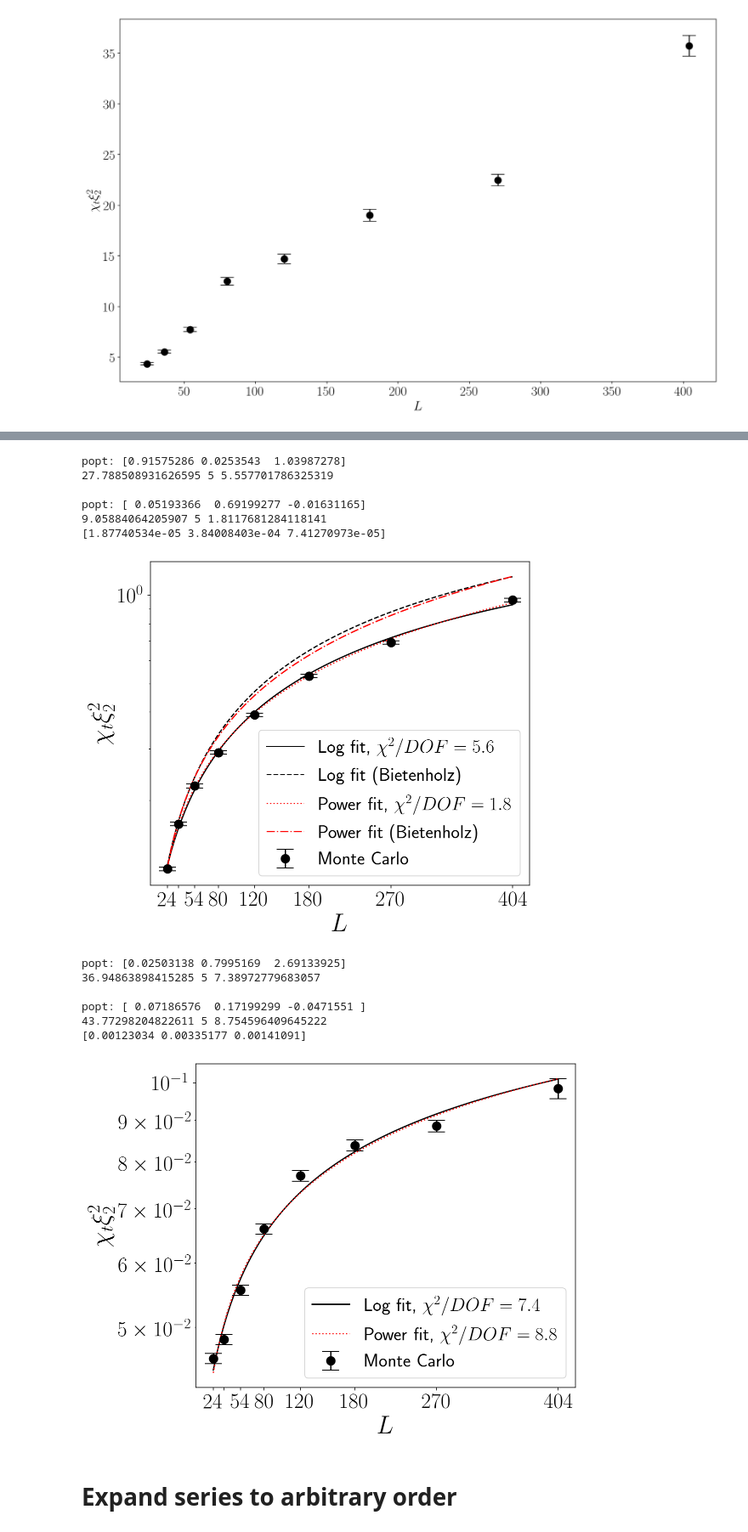
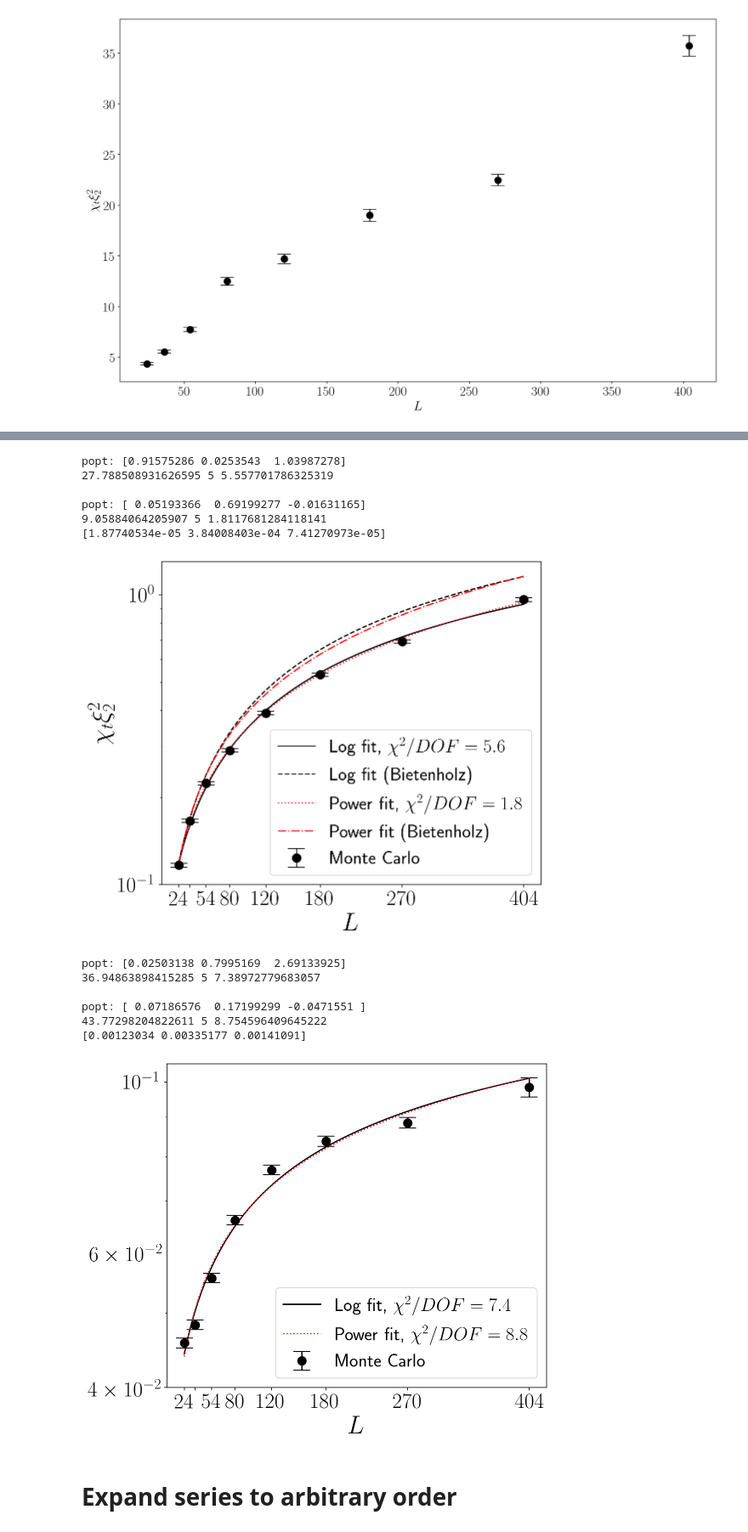
Before and after one commit to stuartthomas25/honors-thesis, a Jupyter notebook: code/gradient_flow.ipynb, the cells around one changed output, grey strips where cells are left out. Shown at 85% size. Saved outputs shown, nothing was run; the diff lists cells and outputs as text; code cells hidden in the pictures.

Commit message:
Adjust scale of figures

```diff
--- a/code/gradient_flow.ipynb
+++ b/code/gradient_flow.ipynb
@@ -32,11 +32,15 @@ from matplotlib import rc, rcParams
 rc('text',usetex=True) #related to latex for the labels
 rcParams['font.size'] = 20.0
 rcParams['axes.titlesize'] = 22.0
-rcParams['xtick.labelsize'] = 20.0
-rcParams['ytick.labelsize'] = 20.0
-rcParams['axes.labelsize'] = 20.0
+# rcParams['xtick.labelsize'] = 20.0
+# rcParams['ytick.labelsize'] = 20.0
+# rcParams['axes.labelsize'] = 20.0
 rcParams['legend.fontsize'] = 22.0
 rcParams["image.cmap"] = 'gist_rainbow'
+
+rcParams['axes.labelsize'] = 30.0
+rcParams['xtick.labelsize'] = 25.0
+rcParams['ytick.labelsize'] = 25.0
 # %%
 class Observable(object):
     def __init__(self,label,func,scale = 'linear'):
@@ -848,2 +851,0 @@ data = get_data('data_bugtest')
-# %%
-rcParams.keys()
@@ -945,7 +925,7 @@ plt.legend()
 plt.gca().set_xticks(Ls)
 plt.gca().set_xticklabels([f"${int(L)}$" if L>40 or L==24 else "" for L in Ls])
 plt.yscale('log')
-#plt.ylim((0.1,1.3))
+plt.ylim((0.1,None))
 
 
 
@@ -957,7 +937,7 @@ popt: [0.91575286 0.0253543  1.03987278]
 popt: [ 0.05193366  0.69199277 -0.01631165]
 9.05884064205907 5 1.8117681284118141
 [1.87740534e-05 3.84008403e-04 7.41270973e-05]
-[figure, old version]
+[figure, new version]
 # %%
 from scipy.optimize import curve_fit
 data = get_data("data5_fixed")
@@ -986,7 +966,7 @@ for i,p in bietenholz_params.iterrows():
     yerr[i] = (chi_t * xi2**2).sdev/np.sqrt(N)
 
 plt.errorbar(Ls, y, yerr=yerr, fmt='ko', capsize=10, ms=10, label=f"Monte Carlo")
-plt.ylabel(r"$\chi_t \xi_2^2$");
+#plt.ylabel(r"$\chi_t \xi_2^2$");
 #plt.xlabel(r"$\xi_2^2$")
 plt.xlabel(r"$L$")
 
@@ -1016,34 +996,35 @@ plt.plot(fit_L, fitlog(fit_xi2, *popt), 'k-', label=f"Log fit, \t$\\chi^2/DOF={c
 print()
 
 popt, pcov = curve_fit(fitpow, xi2s[:cap], y[:cap], p0=(1, 1, 0), sigma=yerr[:cap], absolute_sigma = True)
 yexp = fitpow(xi2s, *popt)
 r = y - yexp
 chisq = np.sum(((r/yerr)**2)[:cap])
 df = cap - 3
 print("popt:",popt)
 print(chisq,df,chisq/df)
 plt.plot(fit_L, fitpow(fit_xi2, *popt), color='red', ls=':', label=f"Power fit, \t$\\chi^2/DOF={chisq/df:.1f}$")
 
 
 
 plt.legend()
 
 plt.gca().set_xticks(Ls)
 plt.gca().set_xticklabels([f"${int(L)}$" if L>40 or L==24 else "" for L in Ls])
 plt.yscale('log')
+plt.gca().set_yticks([0.1, 0.04])
 #plt.ylim((0.1,1.3))
 
 
 
 print(np.diagonal(pcov))
 # %% [output]
 popt: [0.02503138 0.7995169  2.69133925]
 36.94863898415285 5 7.38972779683057
 
 popt: [ 0.07186576  0.17199299 -0.0471551 ]
 43.77298204822611 5 8.754596409645222
 [0.00123034 0.00335177 0.00141091]
-[figure, old version]
+[figure, new version]
 # %% [markdown]
 # Expand series to arbitrary order
 # %%
```
Also changed, not shown: parts of 8 cells of this notebook, 9 other files.
